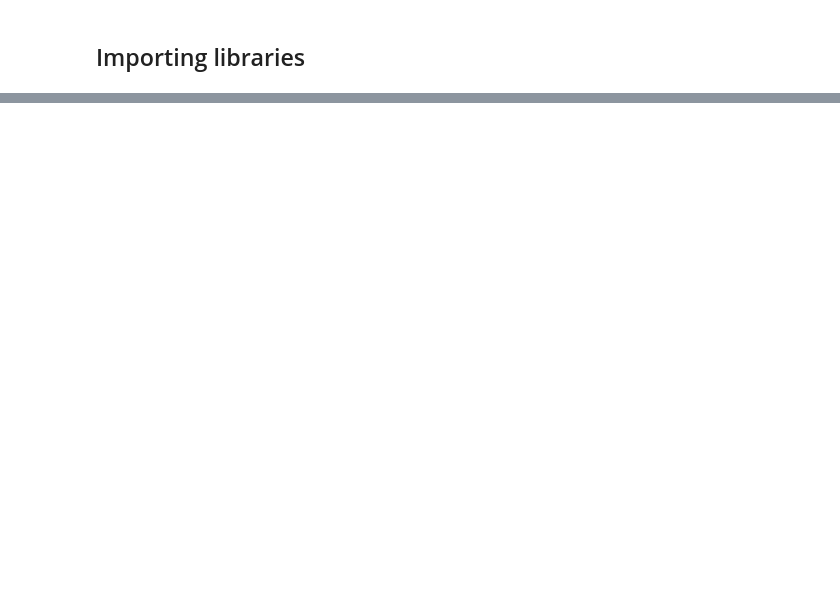
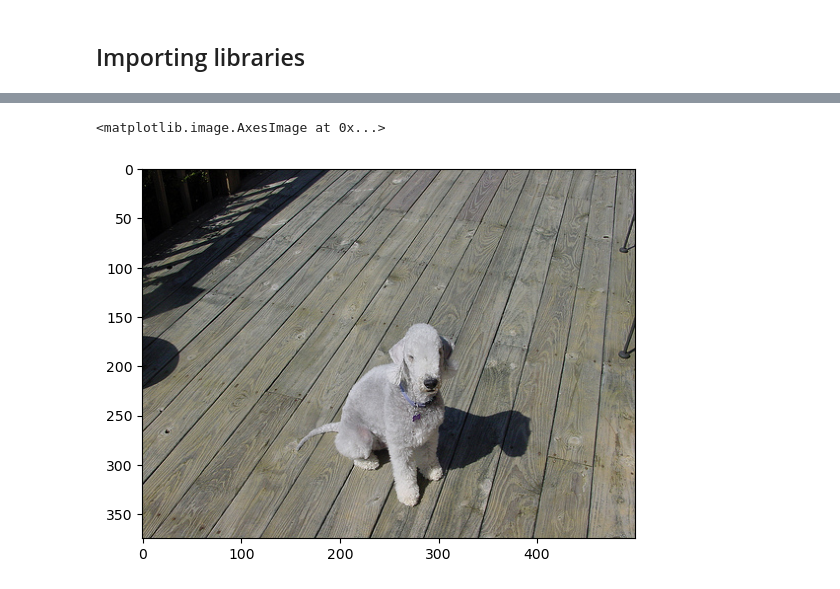
Before and after one commit to faiz2399/Capstone-Project-Image-Reconstruction, a Jupyter notebook: autoencoder_file.ipynb, the cells around one changed output, grey strips where cells are left out. Cells and saved outputs as stored; diff of their text form; code cells hidden in the pictures; blank space fills up the shorter version.

```diff
--- a/autoencoder_file.ipynb
+++ b/autoencoder_file.ipynb
@@ -23,0 +78,18 @@ from tensorflow.keras.optimizers import SGD
+# %%
+file = open('noise_test.pkl','rb')
+
+noise_test = pickle.load(file)
+
+file.close()
+# %%
+file = open('blur_test.pkl','rb')
+
+blur_test = pickle.load(file)
+
+file.close()
+# %%
+file = open('gola_test.pkl','rb')
+
+blemished_test = pickle.load(file)
+
+file.close()
@@ -63,0 +159,5 @@ file.close()
+# %%
+plt.imshow(y_test[2999])
+# %% [output]
+<matplotlib.image.AxesImage at 0x...>
+[figure, added]
```
Also changed, not shown: parts of 42 cells of this notebook, 2 other files.
